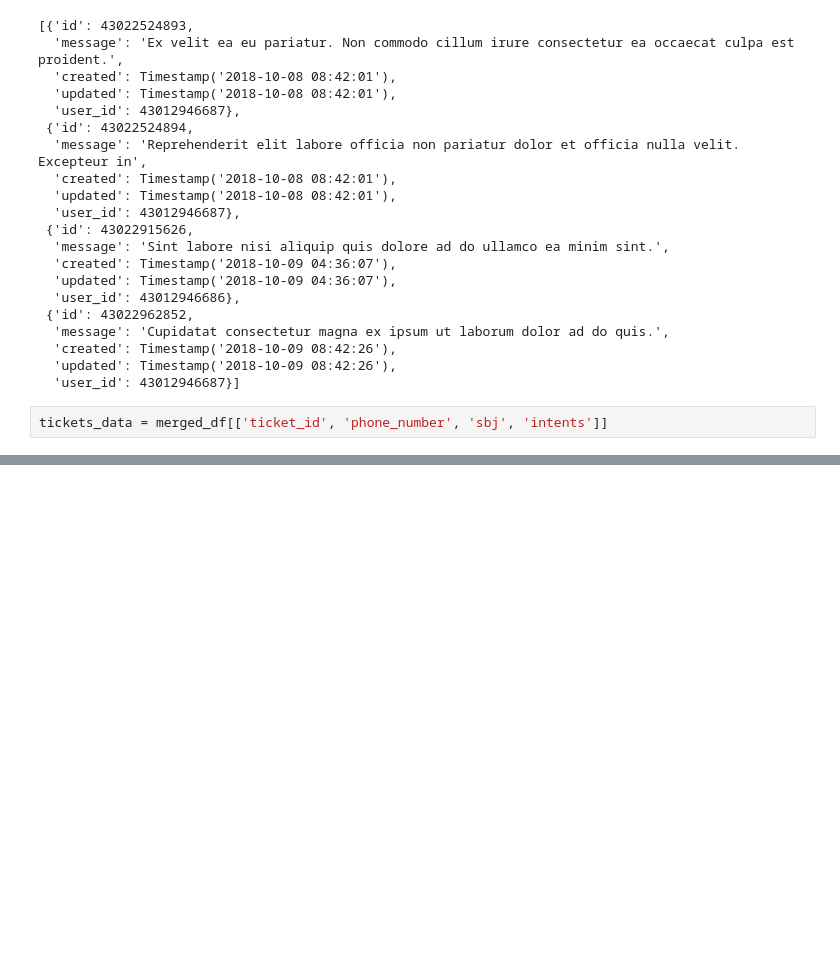
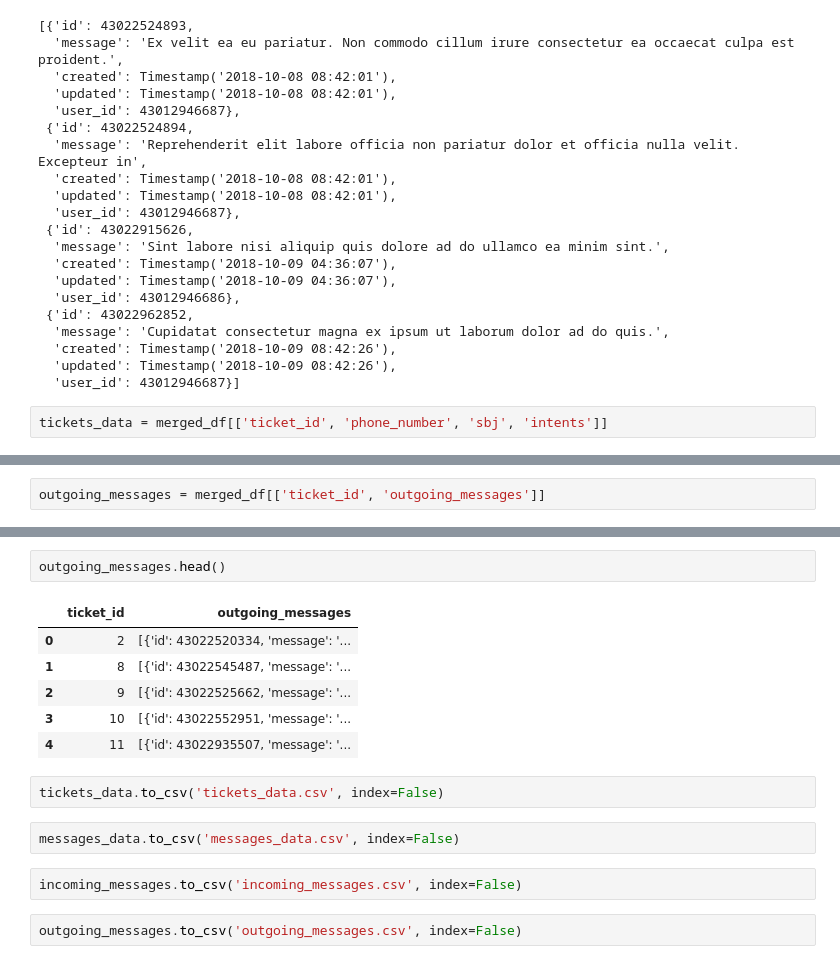
Before and after one commit to moswil/jacaranda-health, a Jupyter notebook: resources/test-nb.ipynb, the cells around one changed output, grey strips where cells are left out. Cells and saved outputs as stored; diff of their text form; blank space fills up the shorter version.

```diff
--- a/resources/test-nb.ipynb
+++ b/resources/test-nb.ipynb
@@ -459,0 +458,2 @@ messages_data.to_csv('messages_data.csv', index=False)
+# %%
+outgoing_messages = merged_df[['ticket_id', 'outgoing_messages']]
@@ -459,0 +469,17 @@ messages_data.to_csv('messages_data.csv', index=False)
+# %%
+outgoing_messages.head()
+# %% [output]
+|  | ticket_id | outgoing_messages |
+| 0 | 2 | [{'id': 43022520334, 'message': '... |
+| 1 | 8 | [{'id': 43022545487, 'message': '... |
+| 2 | 9 | [{'id': 43022525662, 'message': '... |
+| 3 | 10 | [{'id': 43022552951, 'message': '... |
+| 4 | 11 | [{'id': 43022935507, 'message': '... |
+# %%
+tickets_data.to_csv('tickets_data.csv', index=False)
+# %%
+messages_data.to_csv('messages_data.csv', index=False)
+# %%
+incoming_messages.to_csv('incoming_messages.csv', index=False)
+# %%
+outgoing_messages.to_csv('outgoing_messages.csv', index=False)
```
Also changed, not shown: parts of 31 cells of this notebook, 20 other files.
